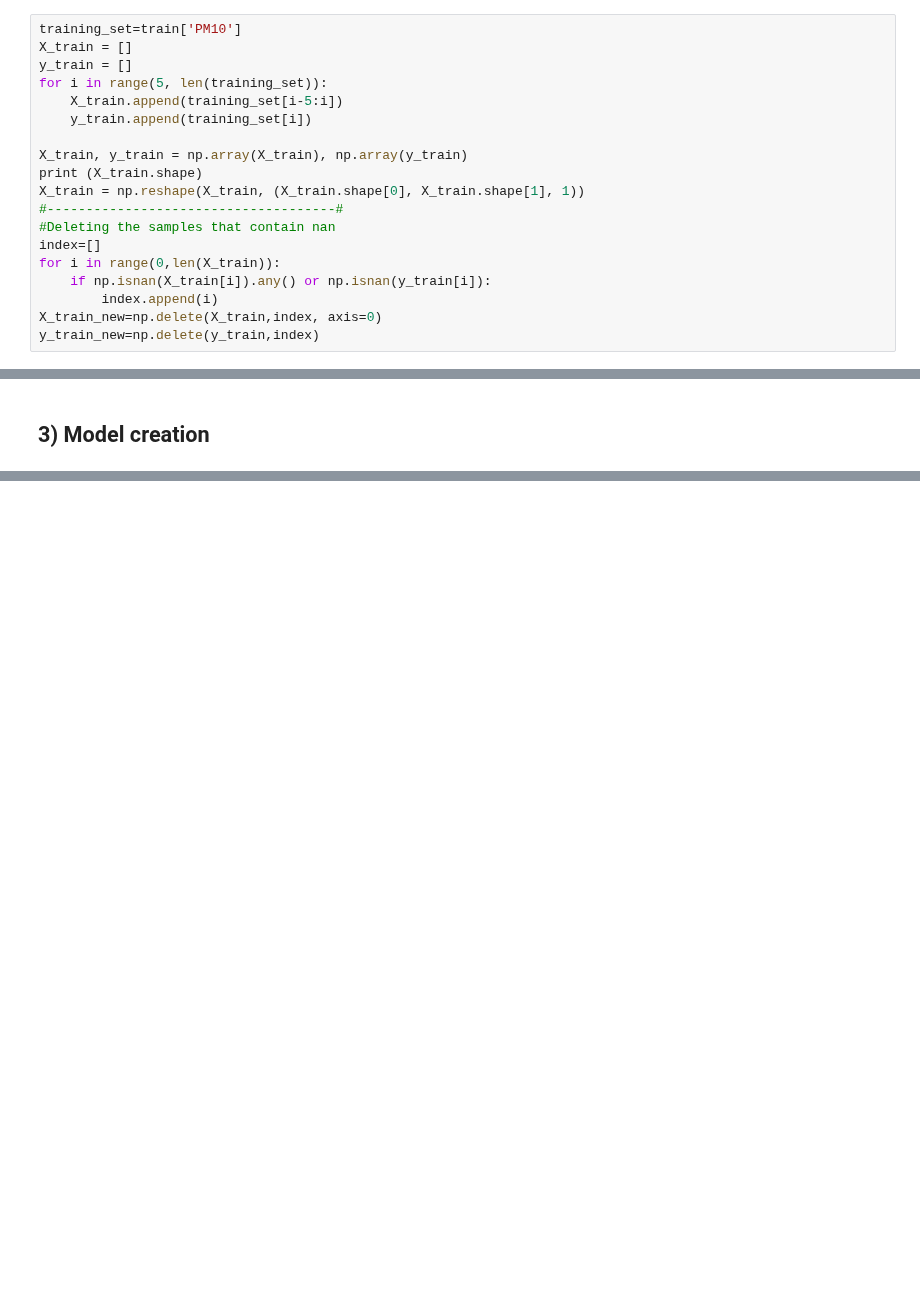
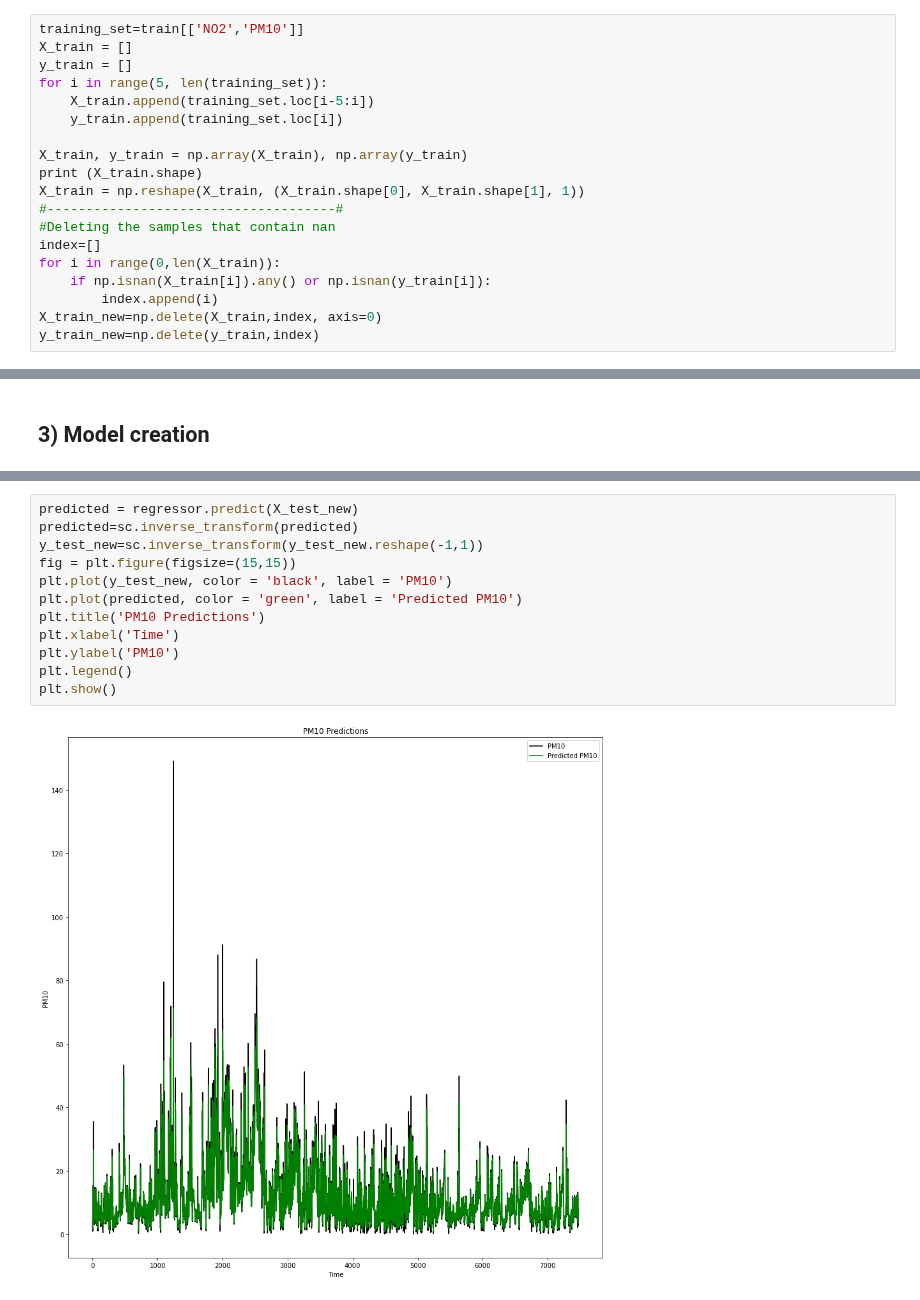
Before and after one commit to jadali17/Air-Quality-Prediction, a Jupyter notebook: lstm-model.ipynb, the cells around one changed output, grey strips where cells are left out. Drawn from its saved outputs; the diff is of its cells as text; blank space fills up the shorter version.

```diff
--- a/lstm-model.ipynb
+++ b/lstm-model.ipynb
@@ -39,12 +46,12 @@ test=one_feature[(one_feature['Start'] >= "2019-12-01 00:00:00")]
 # %% [markdown]
 ### Training set
 # %%
-training_set=train['PM10']
+training_set=train[['NO2','PM10']]
 X_train = []
 y_train = []
 for i in range(5, len(training_set)):
-    X_train.append(training_set[i-5:i])
-    y_train.append(training_set[i])
+    X_train.append(training_set.loc[i-5:i])
+    y_train.append(training_set.loc[i])
 
 X_train, y_train = np.array(X_train), np.array(y_train)
 print (X_train.shape)
@@ -145,0 +139,14 @@ Epoch 15/15
+# %%
+predicted = regressor.predict(X_test_new)
+predicted=sc.inverse_transform(predicted)
+y_test_new=sc.inverse_transform(y_test_new.reshape(-1,1))
+fig = plt.figure(figsize=(15,15))
+plt.plot(y_test_new, color = 'black', label = 'PM10')
+plt.plot(predicted, color = 'green', label = 'Predicted PM10')
+plt.title('PM10 Predictions')
+plt.xlabel('Time')
+plt.ylabel('PM10')
+plt.legend()
+plt.show()
+# %% [output]
+[figure, added]
```
Also changed, not shown: parts of 19 cells of this notebook.
